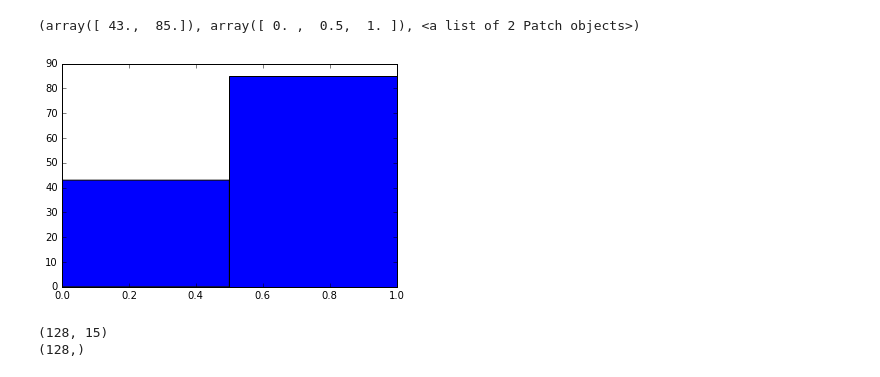
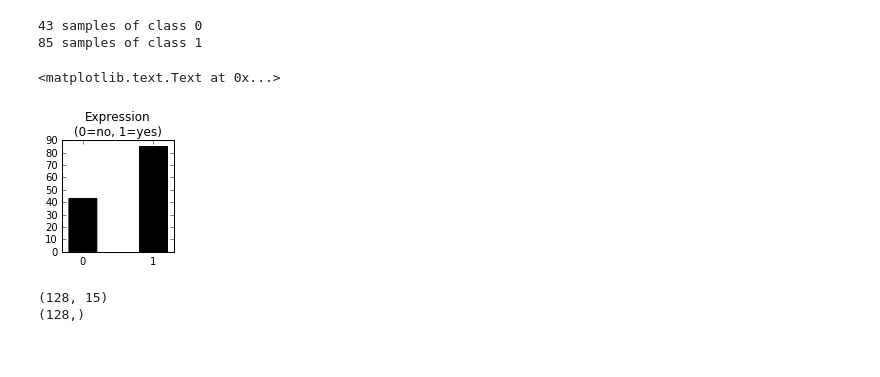
Before and after one commit to dacarlin/bagel-benchmark, a Jupyter notebook: machine_learning/expression_foldx.ipynb, the cells around one changed output. Cells and saved outputs as stored; diff of their text form; code cells hidden in the pictures.

```diff
--- a/machine_learning/expression_foldx.ipynb
+++ b/machine_learning/expression_foldx.ipynb
@@ -51,16 +77,28 @@ from sklearn.metrics import classification_report, roc_curve
+# %%
+# unbalanced classes
+my_list = list( y )
+print my_list.count( 0 ), 'samples of class 0'
+print my_list.count( 1 ), 'samples of class 1'
+# %% [output]
+43 samples of class 0
+85 samples of class 1
+# %%
+plt.figure( figsize=( 2,2 ) )
+plt.hist( y, bins=2, color='k', rwidth=0.4 )
+plt.xticks( [ .25, .75 ], [ '0', '1' ] )
+plt.title( 'Expression\n(0=no, 1=yes)' )
+# %% [output]
+<matplotlib.text.Text at 0x...>
+[figure, added]
 # %%
+# scale features and separate into predictors
+
 scl = preprocessing.RobustScaler()
 X = scl.fit_transform( df.ix[:,:-1] )
 y = df.ix[:,-1:].as_matrix().ravel()
+
+print X.shape
+print y.shape
+# %% [output]
+(128, 15)
+(128,)
-# %%
-# unbalanced classes
-plt.hist( y, bins=2 )
-# %% [output]
-(array([ 43.,  85.]), array([ 0. ,  0.5,  1. ]), <a list of 2 Patch objects>)
-[figure, removed]
-# %%
-print X.shape
-print y.shape
-# %% [output]
-(128, 15)
-(128,)
```
Also changed, not shown: parts of 16 cells of this notebook, 4 other files.
